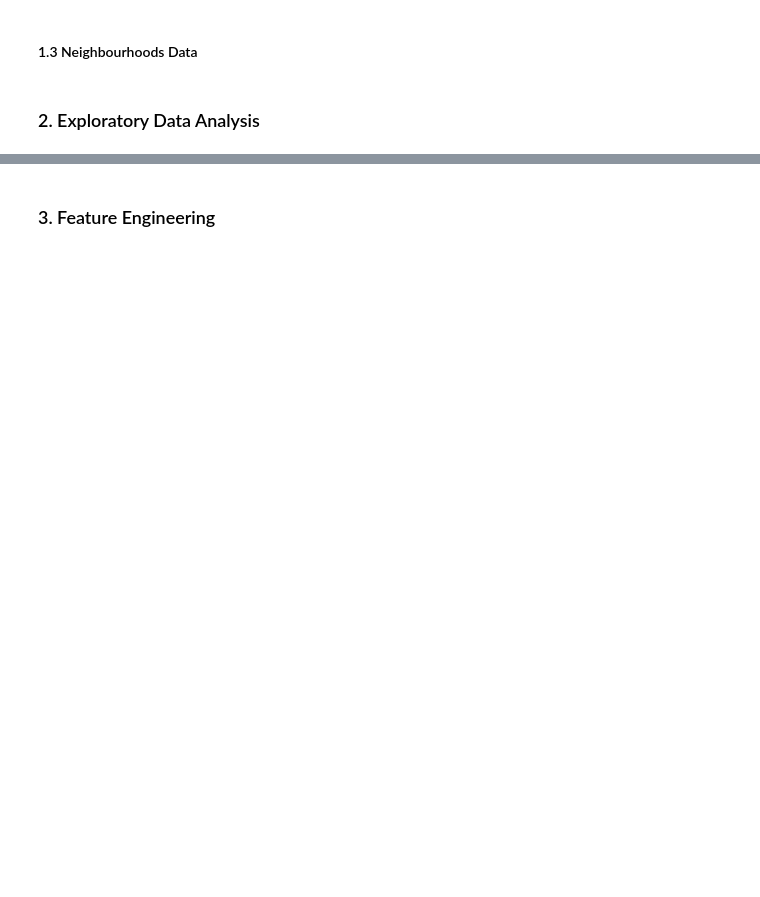
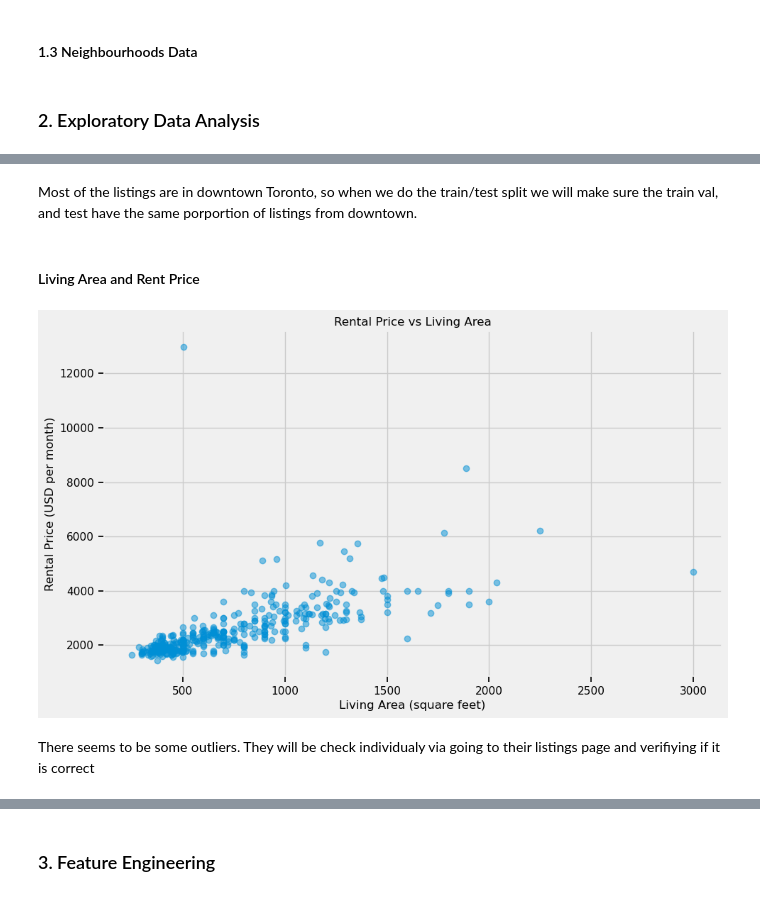
Before and after one commit to Positiveproton9/CME538projectTeam10, a Jupyter notebook: Rent Data/Zillow/Big_Project_G10.ipynb, the cells around one changed output, grey strips where cells are left out. Saved outputs shown, nothing was run; the diff lists cells and outputs as text; code cells hidden in the pictures; blank space fills up the shorter version.

```diff
--- a/Rent Data/Zillow/Big_Project_G10.ipynb
+++ b/Rent Data/Zillow/Big_Project_G10.ipynb
@@ -19,0 +109,16 @@
+# %% [markdown]
+Most of the listings are in downtown Toronto, so when we do the train/test split we will make sure the train val, and test have the same porportion of listings from downtown.
+# %% [markdown]
+#### Living Area and Rent Price
+# %%
+# Plot Rental price vs Living area
+plt.figure(figsize=(10, 6))
+plt.scatter(df['Living area'], df['Rental price'], alpha=0.5)
+plt.xlabel('Living Area (square feet)')
+plt.ylabel('Rental Price (USD per month)')
+plt.title('Rental Price vs Living Area')
+plt.show()
+# %% [output]
+[figure, added]
+# %% [markdown]
+There seems to be some outliers. They will be check individualy via going to their listings page and verifiying if it is correct
```
Also changed, not shown: parts of 65 cells of this notebook.
